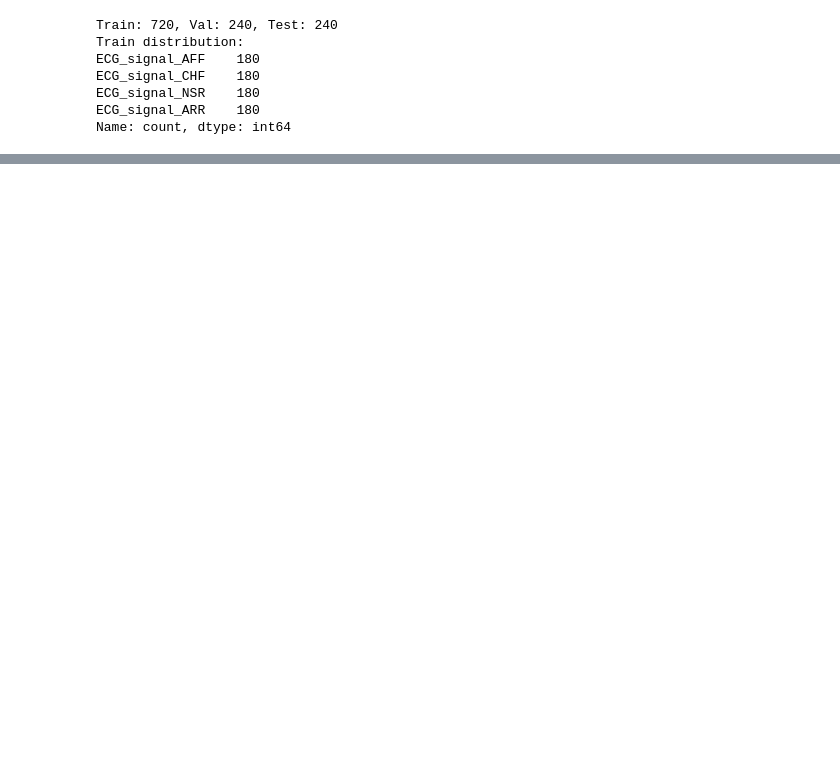
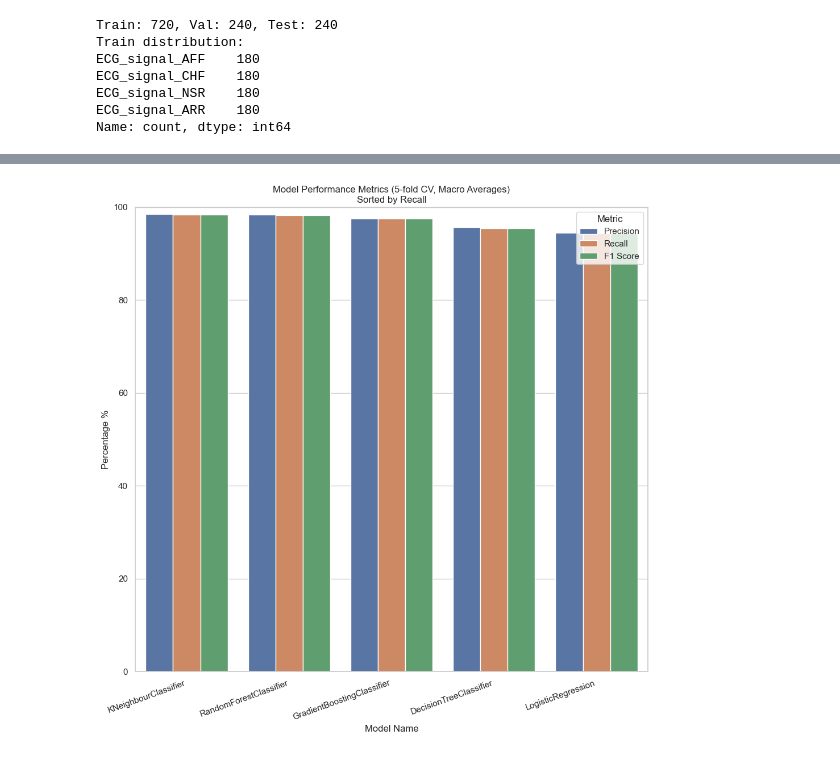
Before and after one commit to hamzakhamissa/DS3000, a Jupyter notebook: DS3000 Group Project.ipynb, the cells around one changed output, grey strips where cells are left out. Saved outputs shown, nothing was run; the diff lists cells and outputs as text; code cells hidden in the pictures; blank space fills up the shorter version.

Commit message:
Model Training up to Model 2 + cleaned up preprocessing

```diff
--- a/DS3000 Group Project.ipynb
+++ b/DS3000 Group Project.ipynb
@@ -274,0 +578,16 @@ Name: count, dtype: int64
+# %%
+# Gradient Boosting
+
+gb_pipeline = Pipeline([
+    ('imputer', SimpleImputer(strategy="median")),
+    ('clf', GradientBoostingClassifier(
+        random_state=42
+    ))
+])
+
+gb_pipeline=evaluate_model(
+    "Gradient Boosting",
+    gb_pipeline,
+    X_train, y_train,
+    X_val, y_val
+)
@@ -274,0 +652,33 @@ Name: count, dtype: int64
+# %%
+import seaborn as sns
+import matplotlib.pyplot as plt
+
+order = results_df.sort_values('Recall', ascending=False)['Model']
+
+# Long format for seaborn
+results_long = results_df.melt(
+    id_vars='Model',
+    value_vars=['Precision', 'Recall', 'F1 Score'],
+    var_name='Metric',
+    value_name='Score'
+)
+
+plt.figure(figsize=(10, 10))
+sns.barplot(
+    data=results_long,
+    x='Model',
+    y='Score',
+    hue='Metric',
+    order=order
+)
+
+plt.ylabel('Percentage %')
+plt.xlabel('Model Name')
+plt.title('Model Performance Metrics (5-fold CV, Macro Averages)\nSorted by Recall')
+plt.ylim(0, 100)
+plt.xticks(rotation=20, ha='right')
+plt.legend(title='Metric')
+plt.tight_layout()
+plt.show()
+# %% [output]
+[figure, added]
```
Also changed, not shown: parts of 17 cells of this notebook.
